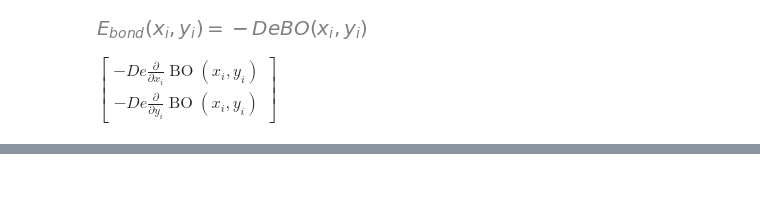
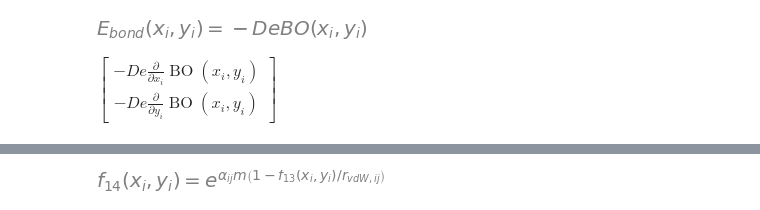
Before and after one commit to JakobBruenker/vulkan-molecules, a Jupyter notebook: math/ReaxFF.ipynb, the cells around one changed output, grey strips where cells are left out. Drawn from its saved outputs; the diff is of its cells as text; code cells hidden in the pictures; blank space fills up the shorter version.

```diff
--- a/math/ReaxFF.ipynb
+++ b/math/ReaxFF.ipynb
@@ -181,0 +201,8 @@ $\displaystyle \left[\begin{matrix}- De \frac{\partial}{\partial x_{i}} \operato
+# %%
+f14 = lambda m, frij: exp(m * alpha * (1 - frij / r_vdw))
+f14ij = Function('f_14')
+f14aij = Function('f_{14}(1)')
+f14bij = Function('f_{14}(0.5)')
+Eq(f14ij(x_i, y_i), f14(Symbol('m'), f13ij(x_i, y_i)))
+# %% [output]
+[figure, added]
```
Also changed, not shown: parts of 7 cells of this notebook, 2 other files.
